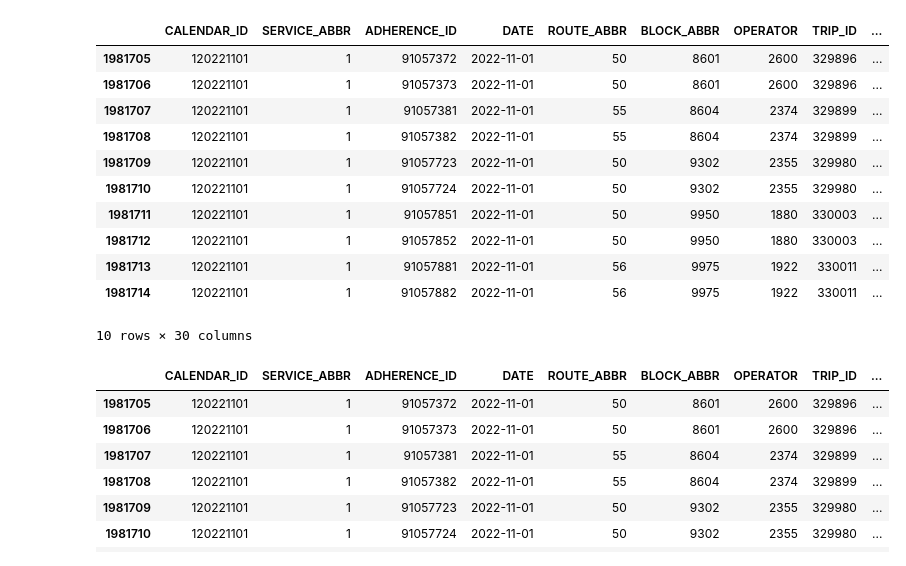
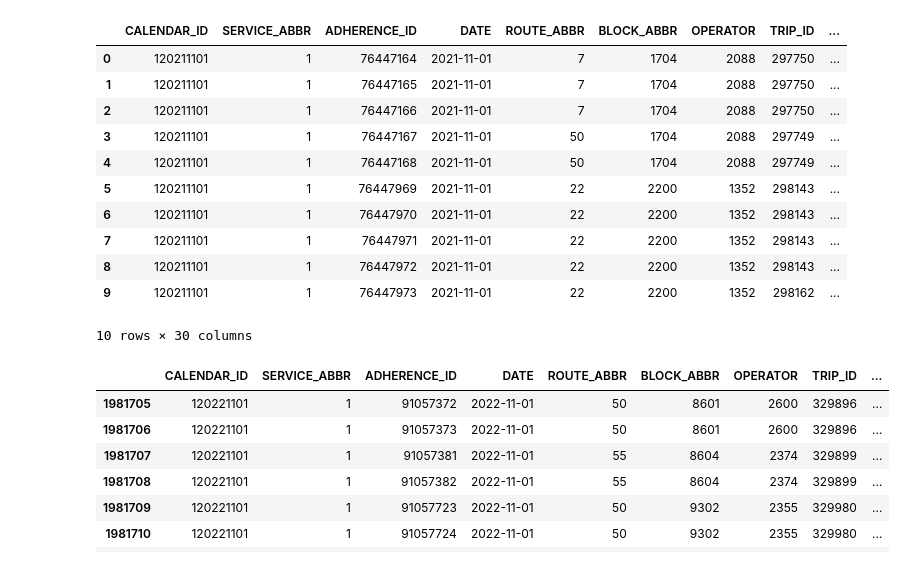
Before and after one commit to NSS-Data-Analytics-Cohort-7/wego-shut_up_and_take_my_query, a Jupyter notebook: notebooks/wego_eda.ipynb, the cells around one changed output. Cells and saved outputs as stored; diff of their text form; code cells hidden in the pictures.

```diff
--- a/notebooks/wego_eda.ipynb
+++ b/notebooks/wego_eda.ipynb
@@ -5,20 +5,20 @@ import matplotlib.pyplot as plt
 import seaborn as sns
 %matplotlib inline
 # %%
-df = pd.read_csv(r"C:\Users\jhank\Desktop\WeGo\Headway Data.csv")
+df = pd.read_csv(r"C:\Users\jhank\Desktop\DA7\Projects\wego-shut_up_and_take_my_query\data\Headway Data.csv")
 df.head(10)
 # %% [output]
 |  | CALENDAR_ID | SERVICE_ABBR | ADHERENCE_ID | DATE | ROUTE_ABBR | BLOCK_ABBR | OPERATOR | TRIP_ID | ... |
-| 1981705 | 120221101 | 1 | 91057372 | 2022-11-01 | 50 | 8601 | 2600 | 329896 | ... |
-| 1981706 | 120221101 | 1 | 91057373 | 2022-11-01 | 50 | 8601 | 2600 | 329896 | ... |
-| 1981707 | 120221101 | 1 | 91057381 | 2022-11-01 | 55 | 8604 | 2374 | 329899 | ... |
-| 1981708 | 120221101 | 1 | 91057382 | 2022-11-01 | 55 | 8604 | 2374 | 329899 | ... |
-| 1981709 | 120221101 | 1 | 91057723 | 2022-11-01 | 50 | 9302 | 2355 | 329980 | ... |
-| 1981710 | 120221101 | 1 | 91057724 | 2022-11-01 | 50 | 9302 | 2355 | 329980 | ... |
-| 1981711 | 120221101 | 1 | 91057851 | 2022-11-01 | 50 | 9950 | 1880 | 330003 | ... |
-| 1981712 | 120221101 | 1 | 91057852 | 2022-11-01 | 50 | 9950 | 1880 | 330003 | ... |
-| 1981713 | 120221101 | 1 | 91057881 | 2022-11-01 | 56 | 9975 | 1922 | 330011 | ... |
-| 1981714 | 120221101 | 1 | 91057882 | 2022-11-01 | 56 | 9975 | 1922 | 330011 | ... |
+| 0 | 120211101 | 1 | 76447164 | 2021-11-01 | 7 | 1704 | 2088 | 297750 | ... |
+| 1 | 120211101 | 1 | 76447165 | 2021-11-01 | 7 | 1704 | 2088 | 297750 | ... |
+| 2 | 120211101 | 1 | 76447166 | 2021-11-01 | 7 | 1704 | 2088 | 297750 | ... |
+| 3 | 120211101 | 1 | 76447167 | 2021-11-01 | 50 | 1704 | 2088 | 297749 | ... |
+| 4 | 120211101 | 1 | 76447168 | 2021-11-01 | 50 | 1704 | 2088 | 297749 | ... |
+| 5 | 120211101 | 1 | 76447969 | 2021-11-01 | 22 | 2200 | 1352 | 298143 | ... |
+| 6 | 120211101 | 1 | 76447970 | 2021-11-01 | 22 | 2200 | 1352 | 298143 | ... |
+| 7 | 120211101 | 1 | 76447971 | 2021-11-01 | 22 | 2200 | 1352 | 298143 | ... |
+| 8 | 120211101 | 1 | 76447972 | 2021-11-01 | 22 | 2200 | 1352 | 298143 | ... |
+| 9 | 120211101 | 1 | 76447973 | 2021-11-01 | 22 | 2200 | 1352 | 298162 | ... |
 10 rows × 30 columns
 # %%
 df.tail(10)
```
Also changed, not shown: parts of 9 cells of this notebook.
